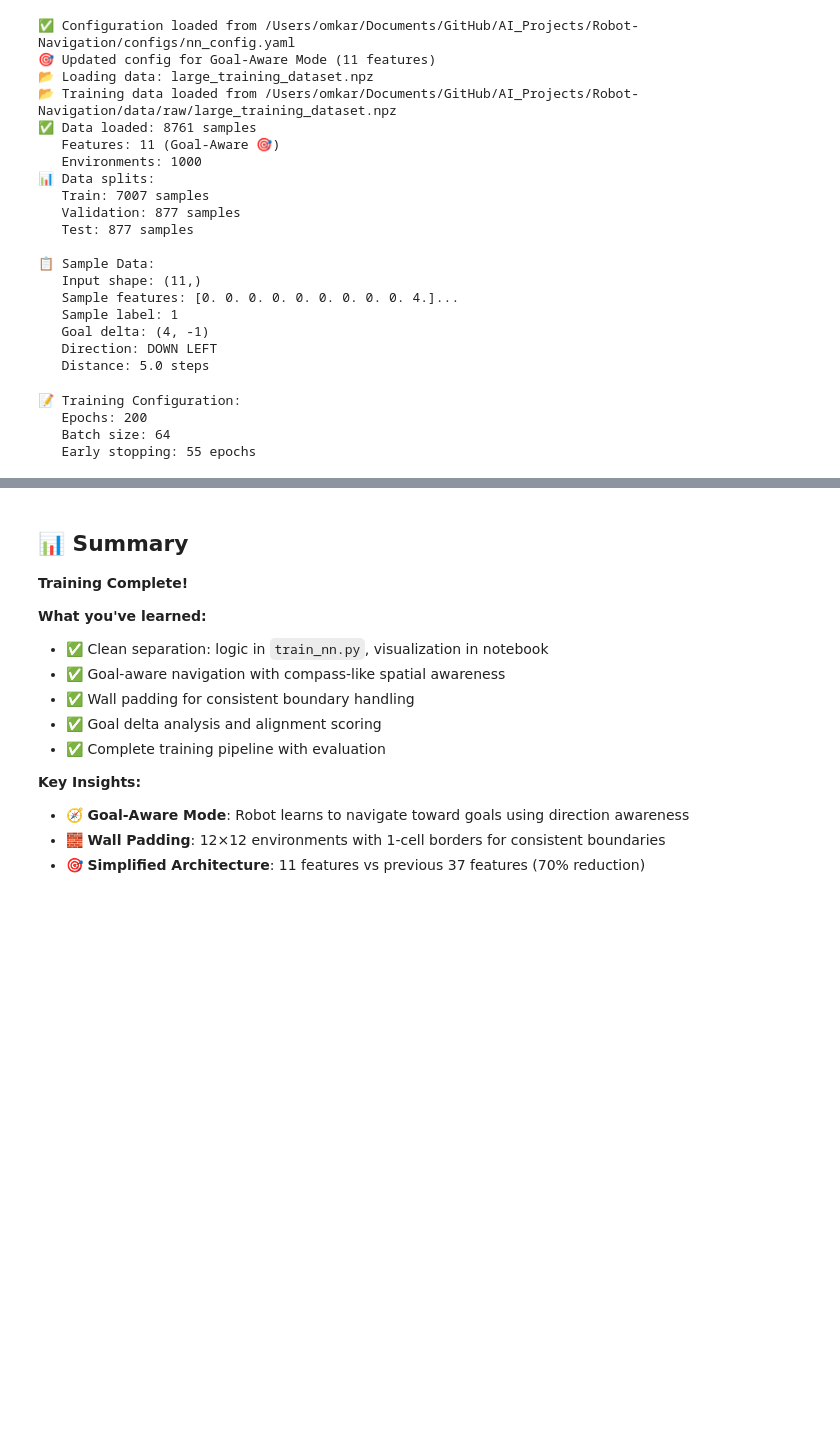
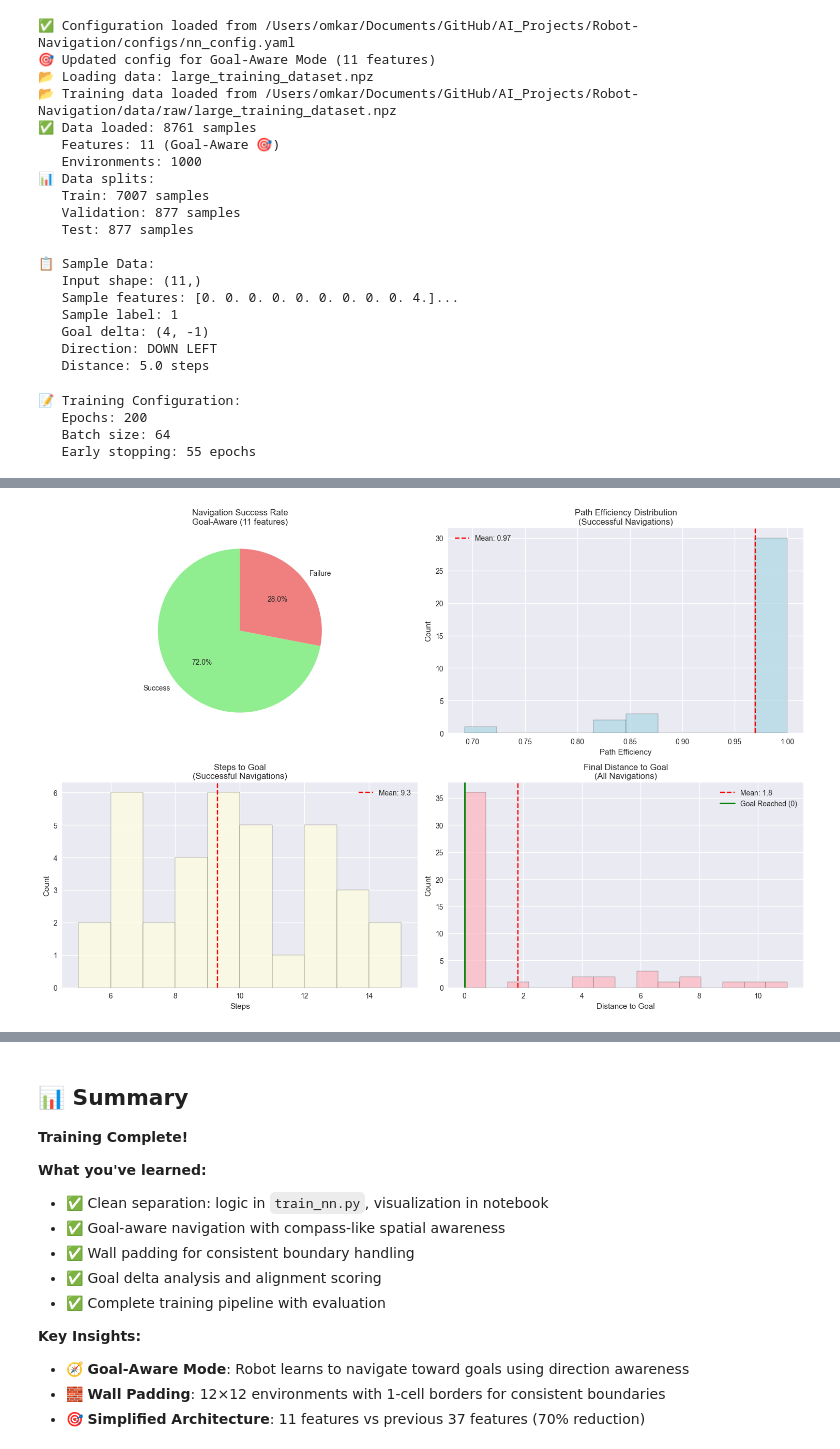
Before and after one commit to oalahurikar/Robot-Navigation, a Jupyter notebook: notebooks/02_neural_network_exploration.ipynb, the cells around one changed output, grey strips where cells are left out. Saved outputs shown, nothing was run; the diff lists cells and outputs as text; code cells hidden in the pictures; blank space fills up the shorter version.

```diff
--- a/notebooks/02_neural_network_exploration.ipynb
+++ b/notebooks/02_neural_network_exploration.ipynb
@@ -464,0 +648,93 @@ RIGHT:
+# %%
+# 📈 NAVIGATION PERFORMANCE ANALYSIS
+# ==================================
+
+# Create comprehensive performance visualization
+fig, axes = plt.subplots(2, 2, figsize=(15, 10))
+
+mode_name = "Goal-Aware" if USE_GOAL_AWARE else "Basic"
+feature_desc = "11 features" if USE_GOAL_AWARE else "9 features"
+
+# 1. Success vs Failure Distribution
+success_count = len(successful_results)
+failure_count = len(failed_results)
+labels = ['Success', 'Failure']
+sizes = [success_count, failure_count]
+colors = ['lightgreen', 'lightcoral']
+
+axes[0, 0].pie(sizes, labels=labels, colors=colors, autopct='%1.1f%%', startangle=90)
+axes[0, 0].set_title(f'Navigation Success Rate\n{mode_name} ({feature_desc})')
+
+# 2. Path Efficiency Distribution (successful navigations only)
+if successful_results:
+    efficiencies = [r.path_efficiency for r in successful_results]
+    axes[0, 1].hist(efficiencies, bins=10, color='lightblue', alpha=0.7, edgecolor='black')
+    axes[0, 1].axvline(np.mean(efficiencies), color='red', linestyle='--',
+                      label=f'Mean: {np.mean(efficiencies):.2f}')
+    axes[0, 1].set_title('Path Efficiency Distribution\n(Successful Navigations)')
+    axes[0, 1].set_xlabel('Path Efficiency')
+    axes[0, 1].set_ylabel('Count')
+    axes[0, 1].legend()
+else:
+    axes[0, 1].text(0.5, 0.5, 'No Successful\nNavigations',
+                   ha='center', va='center', transform=axes[0, 1].transAxes)
+    axes[0, 1].set_title('Path Efficiency Distribution')
+
+# 3. Steps to Goal (successful navigations only)
+if successful_results:
+    steps = [r.steps_taken for r in successful_results]
+    axes[1, 0].hist(steps, bins=10, color='lightyellow', alpha=0.7, edgecolor='black')
+    axes[1, 0].axvline(np.mean(steps), color='red', linestyle='--',
+                      label=f'Mean: {np.mean(steps):.1f}')
+    axes[1, 0].set_title('Steps to Goal\n(Successful Navigations)')
+    axes[1, 0].set_xlabel('Steps')
+    axes[1, 0].set_ylabel('Count')
+    axes[1, 0].legend()
+else:
+    axes[1, 0].text(0.5, 0.5, 'No Successful\nNavigations',
+                   ha='center', va='center', transform=axes[1, 0].transAxes)
+    axes[1, 0].set_title('Steps to Goal')
+
+# 4. Final Distance Distribution (all navigations)
+all_distances = [r.final_distance_to_goal for r in results]
+axes[1, 1].hist(all_distances, bins=15, color='lightpink', alpha=0.7, edgecolor='black')
+axes[1, 1].axvline(np.mean(all_distances), color='red', linestyle='--',
+                  label=f'Mean: {np.mean(all_distances):.1f}')
+axes[1, 1].axvline(0, color='green', linestyle='-', linewidth=2,
+                  label='Goal Reached (0)')
+axes[1, 1].set_title('Final Distance to Goal\n(All Navigations)')
+axes[1, 1].set_xlabel('Distance to Goal')
+axes[1, 1].set_ylabel('Count')
+axes[1, 1].legend()
+
+plt.tight_layout()
+plt.show()
+
+# Performance summary
+print(f"\n📊 PERFORMANCE SUMMARY")
+print("=" * 40)
+print(f"Mode: {mode_name} ({feature_desc})")
+print(f"Success Rate: {metrics['success_rate']:.1%}")
+print(f"Total Navigations: {total_navigations}")
+
+if successful_results:
+    print(f"Successful Navigations: {len(successful_results)}")
+    print(f"Average Steps (successful): {metrics['avg_steps']:.1f}")
+    print(f"Average Path Efficiency: {metrics['avg_path_efficiency']:.2f}")
+    print(f"Best Path Efficiency: {max([r.path_efficiency for r in successful_results]):.2f}")
+    print(f"Shortest Path: {min([r.steps_taken for r in successful_results])} steps")
+
+print(f"Average Collisions: {metrics['avg_collisions']:.1f}")
+print(f"Average Final Distance: {metrics['avg_final_distance']:.1f}")
+
+# Goal-reaching capability assessment
+if metrics['success_rate'] >= 0.8:
+    print(f"\n🎯 ASSESSMENT: Excellent goal-reaching capability!")
+elif metrics['success_rate'] >= 0.6:
+    print(f"\n🎯 ASSESSMENT: Good goal-reaching capability")
+elif metrics['success_rate'] >= 0.4:
+    print(f"\n🎯 ASSESSMENT: Moderate goal-reaching capability")
+else:
+    print(f"\n🎯 ASSESSMENT: Poor goal-reaching capability - needs improvement")
+# %% [output]
+[figure, added]
```
Also changed, not shown: parts of 12 cells of this notebook, 2 other files.
